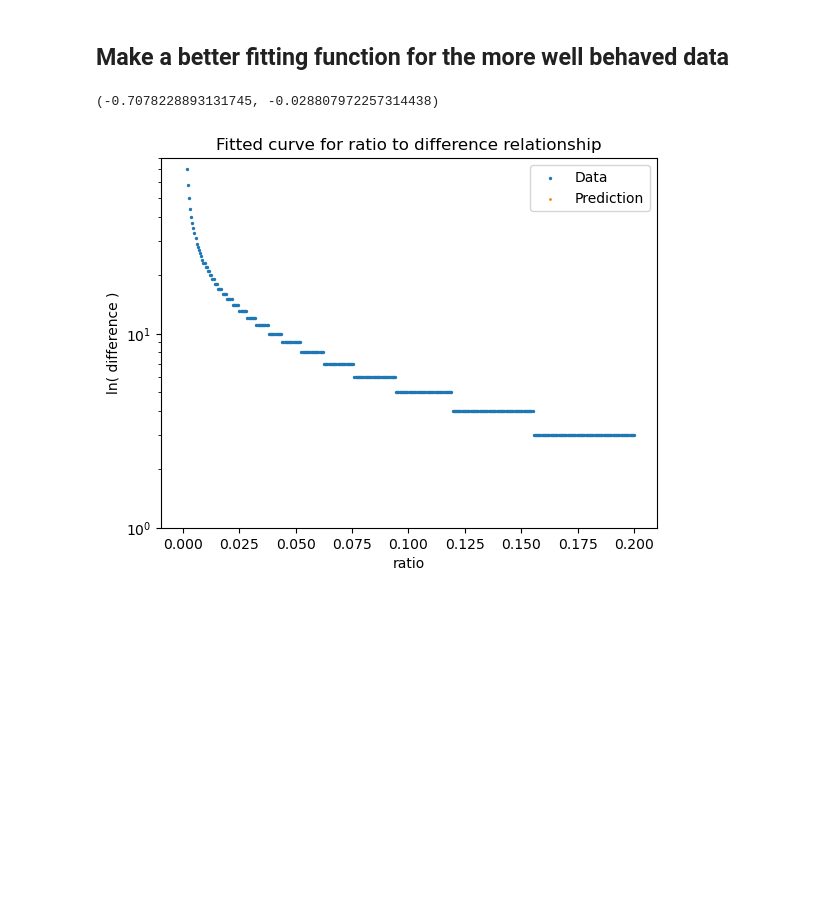
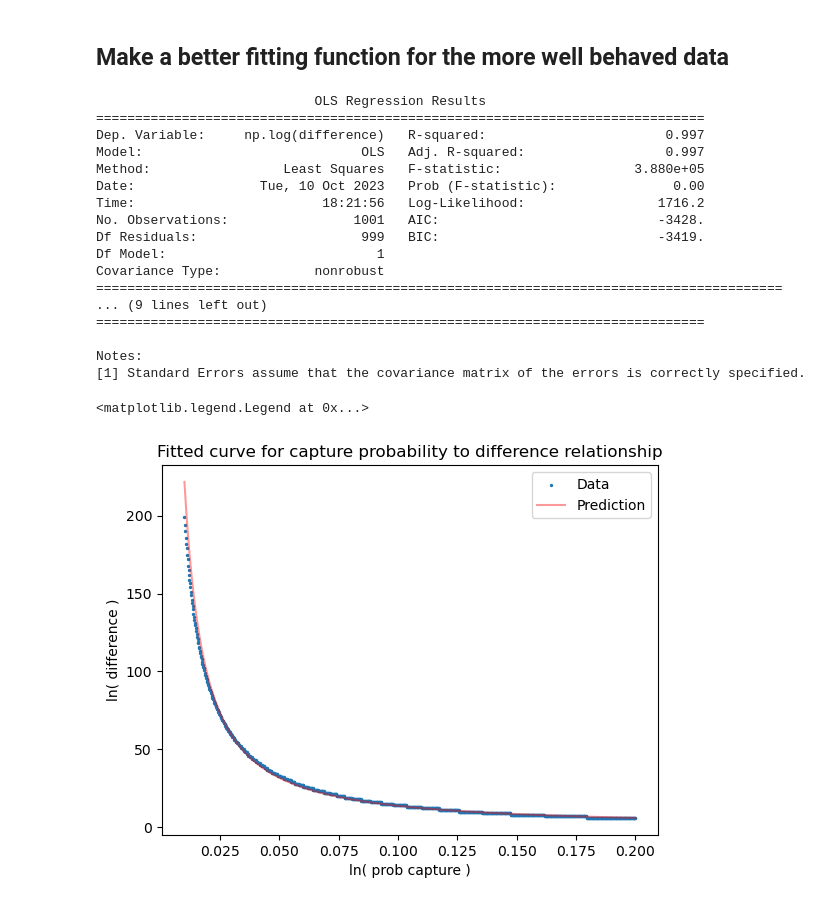
Before and after one commit to PacificBird/InsectPhenologyCaptureSim, a Jupyter notebook: multi_analysis.ipynb, the cells around one changed output. Cells and saved outputs as stored; diff of their text form; code cells hidden in the pictures; blank space fills up the shorter version.

```diff
--- a/multi_analysis.ipynb
+++ b/multi_analysis.ipynb
@@ -244,6 +229,6 @@ pd.concat([first_capture.head(), first_emergence.head()])
 # %%
 diffs = []
-for i in range(1,26):
+for i in range(1,91):
     row = compile_diffs(dfs, i)
     row_df = pd.DataFrame(row, columns=['difference', 'ratio', 'naive_ratio', 'pop_0', 'prob_capture', 'mating_delay'])
     diffs.append(row_df)
@@ -274,30 +264,50 @@ diffs[19].plot.scatter(4, 0, 1.5, title='Twentieth diffs', loglog=is_log)
 # %%
 import statsmodels.formula.api as smf
 
-def new_autofit(x, y, full_output=False):
+def new_autofit(x, y, residuals=False, full_output=False):
     data = pd.DataFrame({'difference':y, 'prob_capture':x})
     model = smf.ols('np.log(difference) ~ np.log(prob_capture)', data=data).fit()
-    return (model.params[1], model.params[0])
+    if full_output:
+        print(model.summary())
+    if residuals:
+        return (model.params[1], np.exp(model.params[0]), model.resid)
+    return (model.params[1], np.exp(model.params[0]))
 # %%
-x = diffs[1].prob_capture
-y = diffs[1].difference
+n = 50
+x = diffs[n].prob_capture
+y = diffs[n].difference
 
-a, b = new_autofit(x, y)
+a, b, resid = new_autofit(x, y, residuals=True, full_output=True)
 
 fitted_x = np.linspace(x.min(), x.max(), len(y))
-fitted_y = np.multiply(np.power(x, a), b)
+fitted_y = np.multiply(np.power(x,a), b)
 
 ax = plt.axes()
 ax.scatter(x, y, label='Data', s=2)
-ax.scatter(x, fitted_y, label='Prediction', s=1)
-ax.set_title('Fitted curve for ratio to difference relationship')
+ax.plot(x, fitted_y, label='Prediction', alpha=0.4, color='red')
+ax.set_title('Fitted curve for capture probability to difference relationship')
 ax.set_ylabel('ln( difference )')
-ax.set_yscale('log')
+#ax.set_yscale('log')
 #ax.set_xscale('log')
-ax.set_ylim(1, 80)
-ax.set_xlabel('ratio')
+ax.set_xlabel('ln( prob capture )')
 ax.legend()
-print((a, b))
 # %% [output]
-(-0.7078228893131745, -0.028807972257314438)
+                            OLS Regression Results
+==============================================================================
+Dep. Variable:     np.log(difference)   R-squared:                       0.997
+Model:                            OLS   Adj. R-squared:                  0.997
+Method:                 Least Squares   F-statistic:                 3.880e+05
+Date:                Tue, 10 Oct 2023   Prob (F-statistic):               0.00
+Time:                        18:21:56   Log-Likelihood:                 1716.2
+No. Observations:                1001   AIC:                            -3428.
+Df Residuals:                     999   BIC:                            -3419.
+Df Model:                           1
+Covariance Type:            nonrobust
+========================================================================================
+... (9 lines left out)
+==============================================================================
+
+Notes:
+[1] Standard Errors assume that the covariance matrix of the errors is correctly specified.
+<matplotlib.legend.Legend at 0x...>
-[figure, old version]
+[figure, new version]
```
Also changed, not shown: parts of 35 cells of this notebook, 3 other files.
